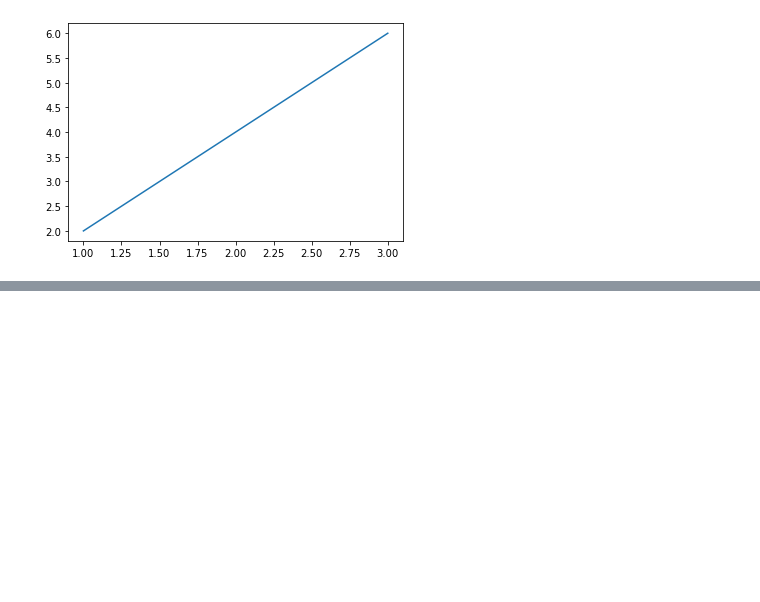
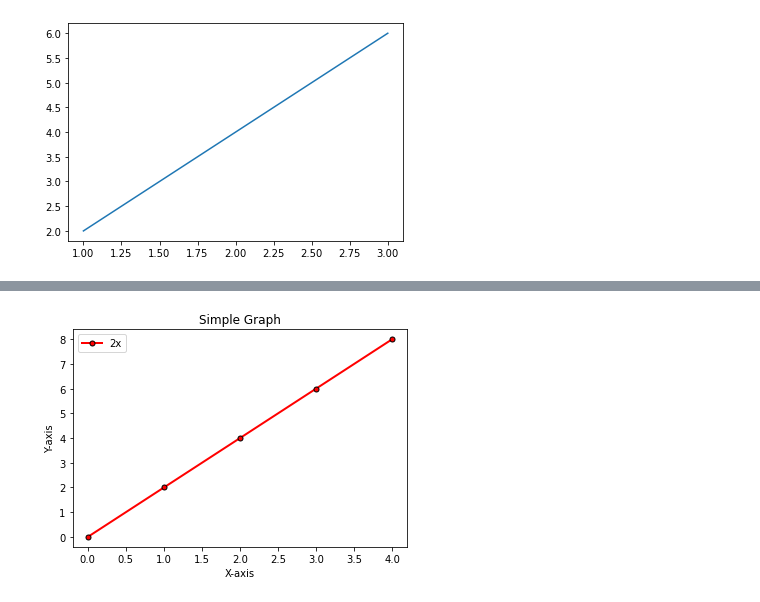
Before and after one commit to ShadmanRana/Matplotlib, a Jupyter notebook: basic_mlp.ipynb, the cells around one changed output, grey strips where cells are left out. Saved outputs shown, nothing was run; the diff lists cells and outputs as text; code cells hidden in the pictures; blank space fills up the shorter version.

Commit message:
Use color,edge,marker and etc

```diff
--- a/basic_mlp.ipynb
+++ b/basic_mlp.ipynb
@@ -11,0 +20,13 @@ plt.plot([1,2,3],[2,4,6])
+# %%
+x = [0,1,2,3,4]
+y = [0,2,4,6,8]
+
+plt.plot(x,y, label = '2x', color = 'red', linewidth = 2, marker = '.', markersize = 10, markeredgecolor = 'black')
+
+plt.title('Simple Graph')
+plt.xlabel('X-axis')
+plt.ylabel('Y-axis')
+plt.legend()
+plt.show()
+# %% [output]
+[figure, added]
```
Also changed, not shown: parts of 1 cell of this notebook.
